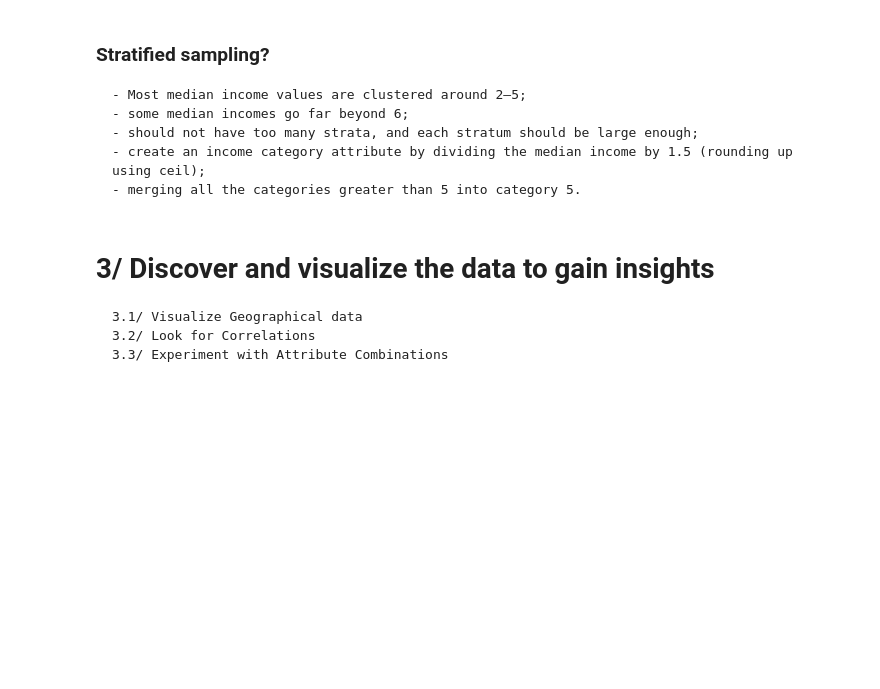
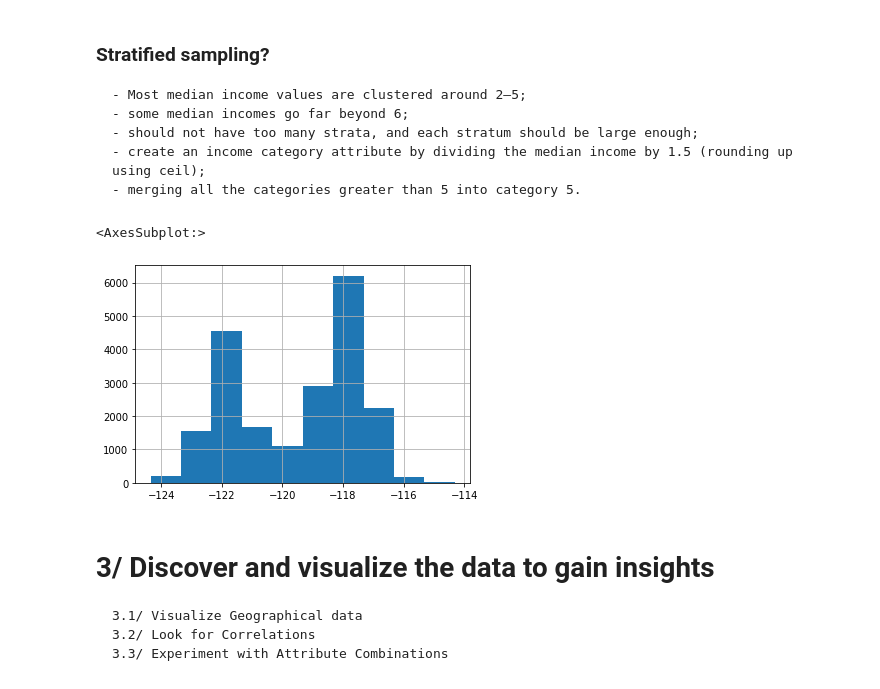
Before and after one commit to codingpanda19/mlgeo, a Jupyter notebook: 03_ml_project/mlgeo_03_full_project_development.ipynb, the cells around one changed output. Drawn from its saved outputs; the diff is of its cells as text; code cells hidden in the pictures; blank space fills up the shorter version.

```diff
--- a/03_ml_project/mlgeo_03_full_project_development.ipynb
+++ b/03_ml_project/mlgeo_03_full_project_development.ipynb
@@ -115 +335,6 @@ pass
+# %%
+data['longitude'].hist()
+# %% [output]
+<AxesSubplot:>
+[figure, added]
 # %%
```
Also changed, not shown: parts of 52 cells of this notebook, 3 other files.
